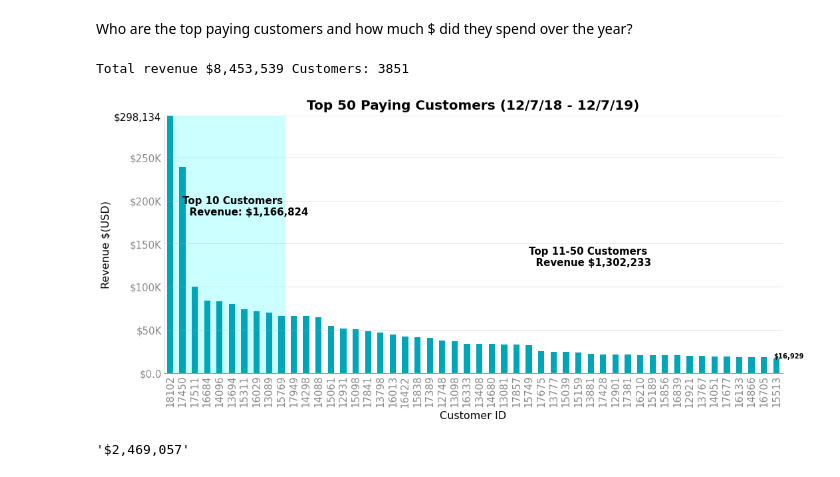
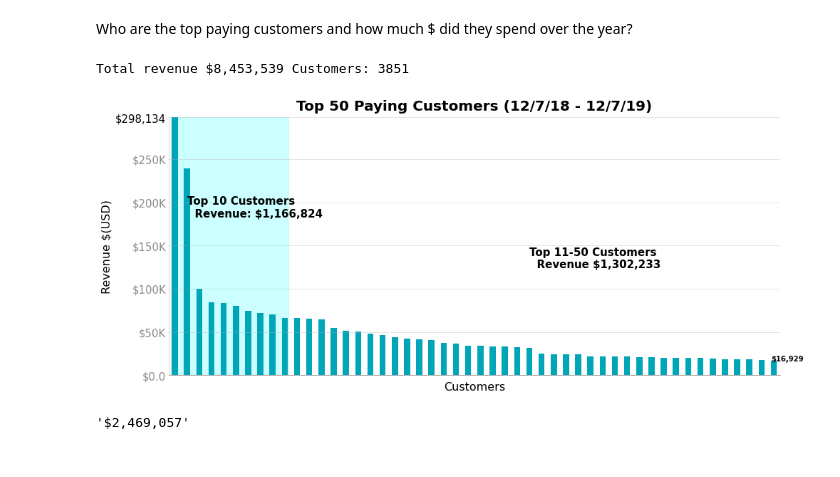
Before and after one commit to dannygarcia193/dataAnalysisBootcamp-GradProject, a Jupyter notebook: RFMCustomerSegmentation-MainProject/graduationProjectCode.ipynb, the cells around one changed output. Saved outputs shown, nothing was run; the diff lists cells and outputs as text; code cells hidden in the pictures.

```diff
--- a/RFMCustomerSegmentation-MainProject/graduationProjectCode.ipynb
+++ b/RFMCustomerSegmentation-MainProject/graduationProjectCode.ipynb
@@ -125,8 +125,8 @@ Reading in main dataset and only customer ID and country columns:  main aim is t
 # %%
 filepath = os.getcwd()+'\ecommerce_dataset_us.csv'
 filepath2 = os.getcwd()+'\data.csv'
-df = pd.read_csv(filepath, sep='delimiter', delimiter='\t',
-                 parse_dates=['InvoiceDate'])  # main data
+
+df = pd.read_csv(filepath,delimiter="\t",parse_dates=["InvoiceDate"])  # main data
 kaggle = pd.read_csv(filepath2, encoding='unicode_escape', usecols=[
                      'CustomerID', 'Country'])  # to keep U.K. customers
 # %% [markdown]
@@ -615,12 +594,12 @@ for dateNVariable, i in zip(dateNVariable, axes):
     title = f"{variableTitle} Per Customer Over the Year" if date != 'day' else f"Daily {variableTitle}"
     ylabel = 'Revenue' if variable == 'totalPrice' else 'Quantity'
     xlabel = 'Date' if date == 'day' else 'Customer ID'
-    modifyChartBasic(ax[i], title, 13, titleSize=15,
+    cf.modifyChartBasic(ax[i], title, 13, titleSize=15,grid='both',
                      xLabel=xlabel, yLabel=ylabel)
-    modifyChartExtra(ax[i], grid='both', maxs=df[variable].max(),
+    cf.modifyChartExtra(ax[i],  maxs=df[variable].max(),
                      grayTickLabels=True, highlightTop=True)
-    ax[i].set_yticklabels([f'${human_format(i,precision=0)}' if variable == 'totalPrice'
-                           else f'{human_format(i,precision=0)}' for i in ax[i].get_yticks()[:-1]
+    ax[i].set_yticklabels([f'${cf.shorten(i,precision=0)}' if variable == 'totalPrice'
+                           else f'{cf.shorten(i,precision=0)}' for i in ax[i].get_yticks()[:-1]
                            ]+[f'{ax[i].get_yticks()[-1]:,.0f}'])
 
 plt.suptitle("Total Quantity and Revenue Made\n Per Day and Per Customer",
@@ -653,10 +632,10 @@ for col, i in zip(columnsForChart, axes):
     else:
         data[col].hist(bins=50, ax=ax[i], color='#C6CD23', xrot=90)
         maxs = False
-    modifyChartExtra(ax[i], grid='y', maxs=maxs)
-    modifyChartBasic(ax[i], f'{col}', 12,
+    cf.modifyChartExtra(ax[i], maxs=maxs)
+    cf.modifyChartBasic(ax[i], f'{col}', 12,grid='y',
                      xLabel='Variable Value', yLabel='Count')
-    ax[i].set_yticklabels([human_format(i, precision=1)
+    ax[i].set_yticklabels([cf.shorten(i, precision=1)
                            for i in ax[i].get_yticks()])
 plt.tight_layout()
 # %% [output]
@@ -773,7 +714,7 @@ plt.show()
 # %% [markdown]
 Who are the top paying customers and how much $ did they spend over the year?
 # %%
-fig, ax = plt.subplots(figsize=(15, 7))
+fig, ax = plt.subplots(figsize=(14, 6))
 (transactionHistory.groupby("customerID")  # unique customers
  .agg({"totalPrice": "sum"})  # total dollar spent
  .sort_values("totalPrice").tail(50)  # sorted -> top 50
@@ -782,40 +723,41 @@ fig, ax = plt.subplots(figsize=(15, 7))
  # bar plot
  .plot.bar(ax=ax, color='#00A5B8' if i != 0 else '#C6CD23', legend=False)
  )
 plt.fill_between((0, 9.3), ax.get_yticks()[-1], 0, color='cyan', alpha=0.2)
 
 # Text variables for plot
 top10Revenue = f'${sum([i.get_height() for i in ax.patches[:10]]):,.0f}'
 otherTopRevenue = f'${sum([i.get_height() for i in ax.patches[10:]]):,.0f}'
 val, labels = [top10Revenue, otherTopRevenue], [
     'Top 10 Customers\n  Revenue:', 'Top 11-50 Customers\n  Revenue']
 cor = [(4, ax.patches[4].get_height()), (32, ax.patches[32].get_height())]
 # plotting text
 [plt.text(x=xy[0]-3, y=xy[1]+100000, s=f"{label} {val}", color='black', fontsize=15,
           fontweight='bold',) for val, xy, label in zip(val, cor, labels)]
+
 # extra adjustments
 maxValue = max([(patch.get_height(), patch)  # value, child (ie. spine, rectangle)
                 for patch in ax.get_children()
                 if type(patch) == matplotlib.patches.Rectangle], key=lambda x: x[0])[0]
-modifyChartBasic(ax, 'Top 50 Paying Customers (12/7/18 - 12/7/19)', 13,
-                 titleSize=20, xLabel="Customer ID", yLabel='Revenue $(USD)')
-modifyChartExtra(ax, grid='y', maxs=maxValue,
+cf.modifyChartBasic(ax, 'Top 50 Paying Customers (12/7/18 - 12/7/19)', 13,grid='y',
+                 titleSize=20, xLabel="Customers", yLabel='Revenue $(USD)')
+cf.modifyChartExtra(ax,  maxs=maxValue,
                  grayTickLabels=True, highlightTop=True)
 
 # x and y tick labels with text annotation for last bar
-ax.set_yticklabels([f"${human_format(i,precision=0)}" for i in ax.get_yticks()[
+ax.set_yticklabels([f"${cf.shorten(i,precision=0)}" for i in ax.get_yticks()[
                    :-1]]+[f'${ax.get_yticks()[-1]:,.0f}'])
-# turn into integer rather than float
-ax.set_xticklabels([int(float(i.get_text())) for i in ax.get_xticklabels()])
+# no need for x tick labels
+ax.set_xticklabels([])
 plt.text(ax.patches[-1].get_x(), ax.patches[-1].get_height(),
          f"${ax.patches[-1].get_height():,.0f}", fontweight='bold')
 
 plt.tight_layout()
 print(f"Total revenue ${transactionHistory.totalPrice.sum().sum():,.0f}",
       'Customers:', transactionHistory['customerID'].nunique())
 # %% [output]
 Total revenue $8,453,539 Customers: 3851
-[figure, old version]
+[figure, new version]
 # %%
 f'${int(top10Revenue.replace(",","").replace("$",""))+int(otherTopRevenue.replace(",","").replace("$","")):,.0f}'
 # %% [output]
```
Also changed, not shown: parts of 58 cells of this notebook, 5 other files.
